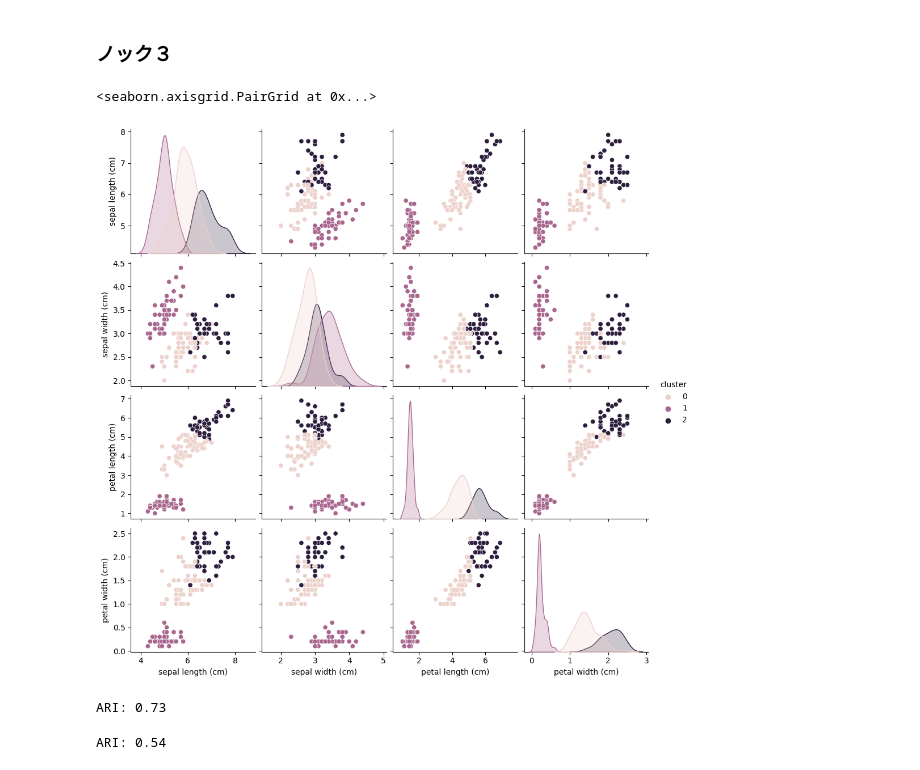
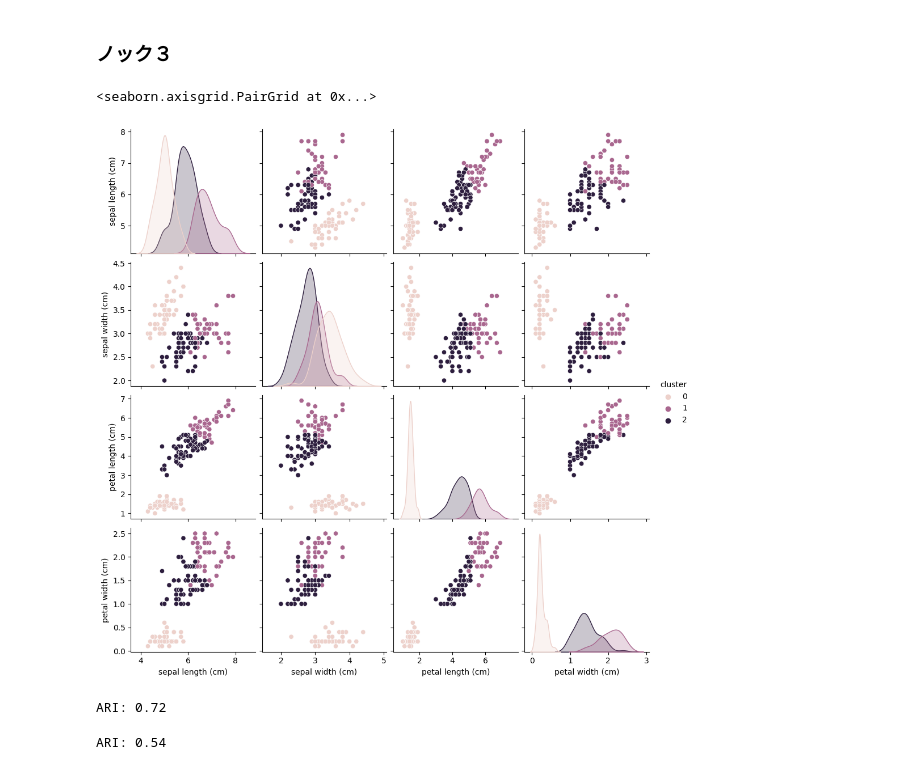
Before and after one commit to setouchi-h/Python_practice, a Jupyter notebook: 02_100_knock_AI_model_construction/chapter_1/01_knock.ipynb, the cells around one changed output. Drawn from its saved outputs; the diff is of its cells as text; code cells hidden in the pictures.

```diff
--- a/02_100_knock_AI_model_construction/chapter_1/01_knock.ipynb
+++ b/02_100_knock_AI_model_construction/chapter_1/01_knock.ipynb
@@ -125,18 +125,18 @@ Accuracy: 0.89
 # %% [markdown]
 ### ノック３
 # %%
-model = KMeans(n_clusters=3, random_state=0, init="k-means++")
+model = KMeans(n_clusters=3, random_state=0, init="k-means++", n_init='auto')
 cls_data = df_iris.copy()
 model.fit(cls_data)
 cluster = model.predict(cls_data)
 cls_data["cluster"] = cluster
 sns.pairplot(cls_data, hue="cluster")
 # %% [output]
 <seaborn.axisgrid.PairGrid at 0x...>
-[figure, old version]
+[figure, new version]
 # %%
 ari = "ARI: {:.2f}".format(adjusted_rand_score(iris.target, cls_data["cluster"]))
 print(ari)
 # %% [output]
-ARI: 0.73
+ARI: 0.72
 # %%
```
Also changed, not shown: parts of 1 cell of this notebook.
